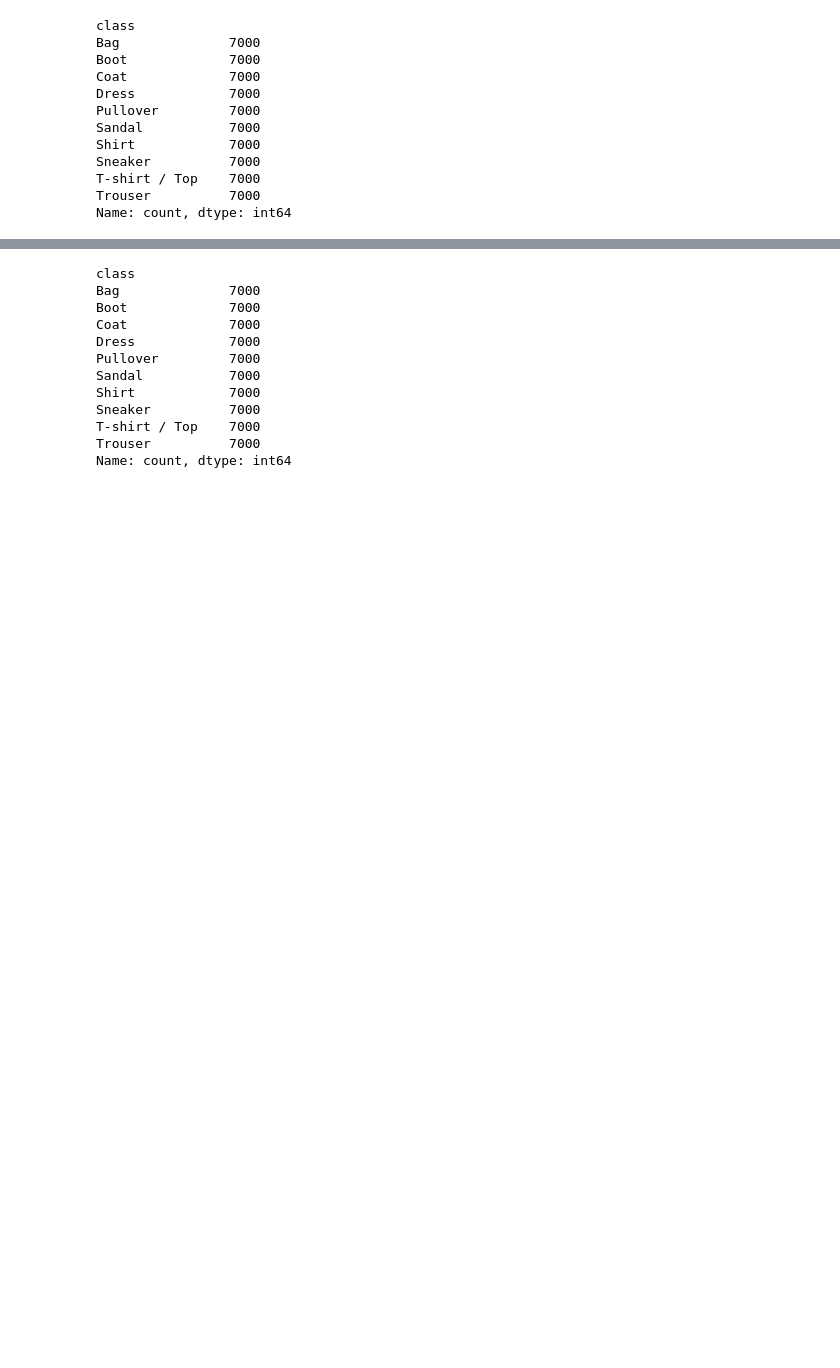
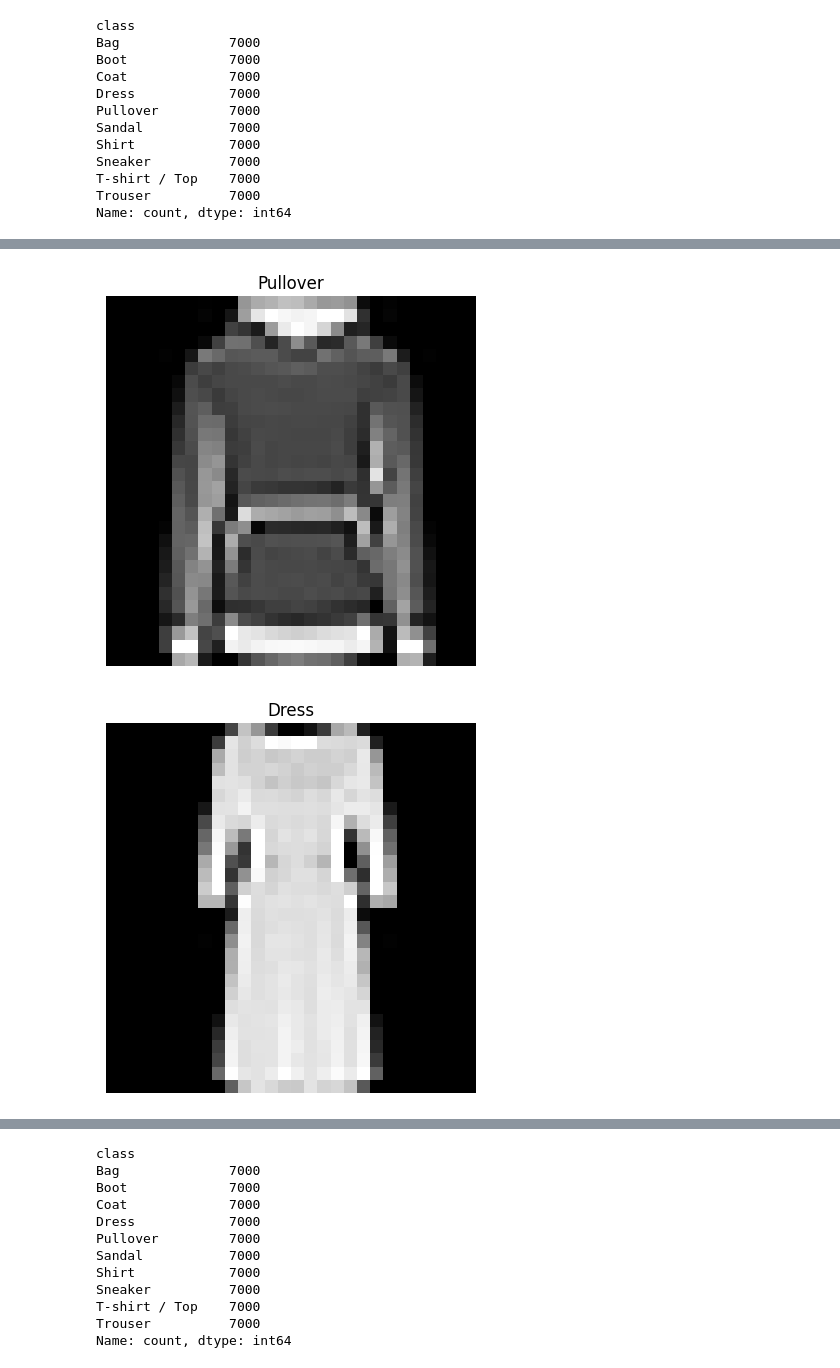
Before and after one commit to TenthAnalyst/NOD-Coding-Image-Recognition-Project, a Jupyter notebook: notebook.ipynb, the cells around one changed output, grey strips where cells are left out. Saved outputs shown, nothing was run; the diff lists cells and outputs as text; code cells hidden in the pictures; blank space fills up the shorter version.

```diff
--- a/notebook.ipynb
+++ b/notebook.ipynb
@@ -106,0 +134,6 @@ def image_maker(index, df, class_=None):
+# %%
+image_maker(1000, df, 'Pullover')
+image_maker(1000, df, 'Dress')
+# %% [output]
+[figure, added]
+[figure, added]
```
Also changed, not shown: parts of 84 cells of this notebook, 1 other file.
